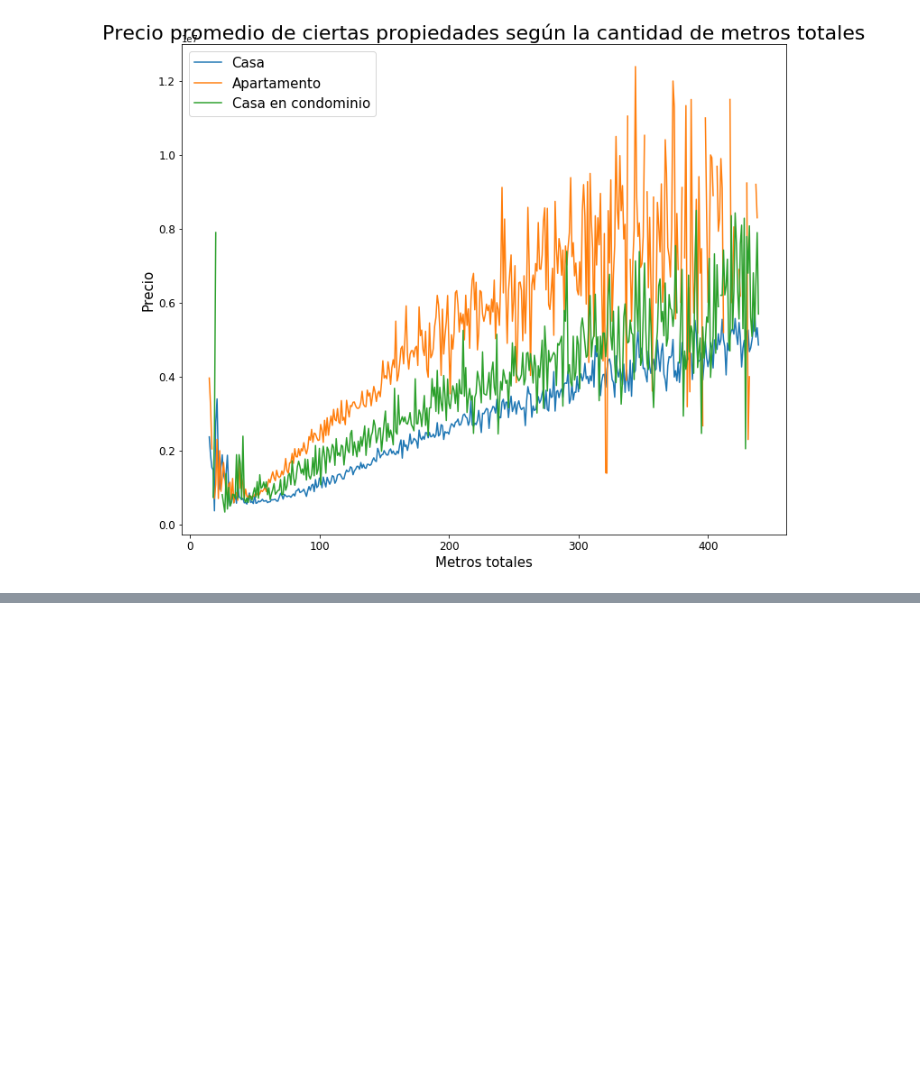
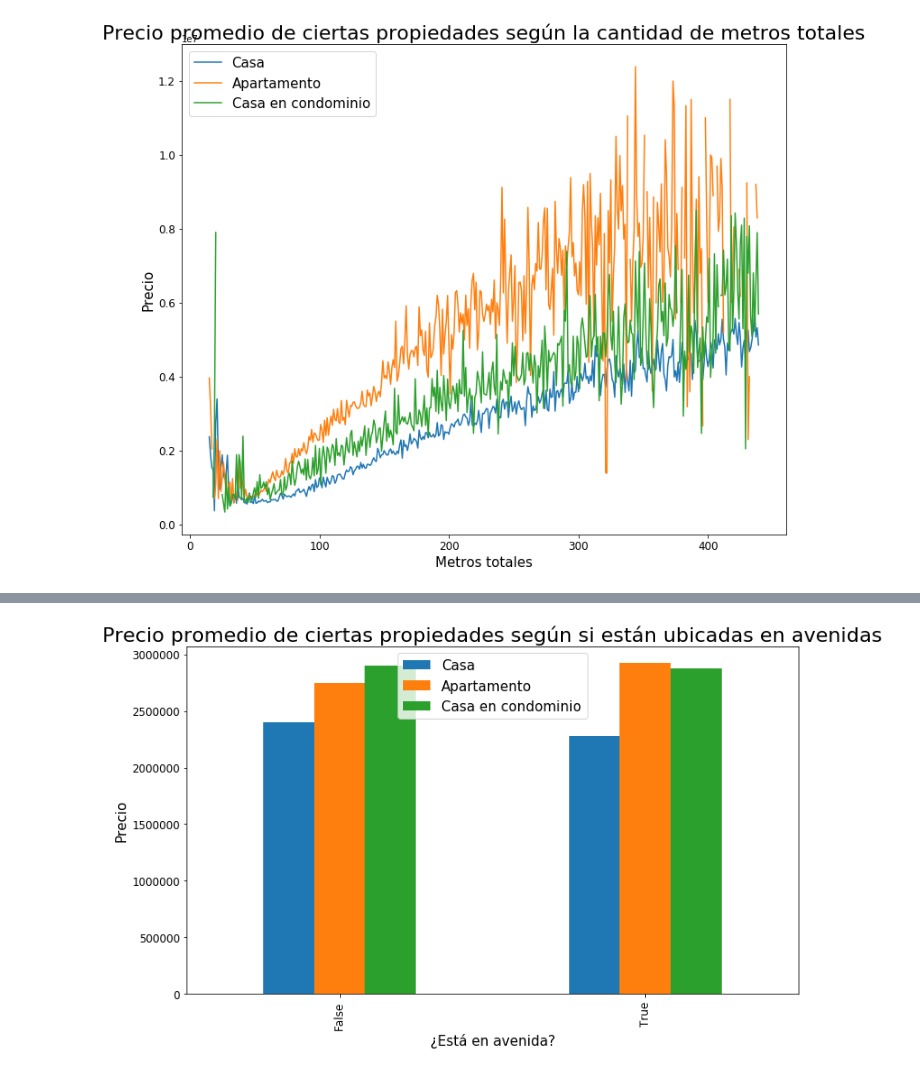
Before and after one commit to luctiz/Grupo43-TP1, a Jupyter notebook: PrecioVsOtros.ipynb, the cells around one changed output, grey strips where cells are left out. Drawn from its saved outputs; the diff is of its cells as text; code cells hidden in the pictures; blank space fills up the shorter version.

```diff
--- a/PrecioVsOtros.ipynb
+++ b/PrecioVsOtros.ipynb
@@ -145,0 +166,15 @@ plt.show()
+# %%
+c = df[df['tipodepropiedad'] == "Casa"].groupby('esta_en_av').mean()
+a = df[df['tipodepropiedad'] == "Apartamento"].groupby('esta_en_av').mean()
+cc = df[df['tipodepropiedad'] == "Casa en condominio"].groupby('esta_en_av').mean()
+c['Casa']=c['precio']
+c['Apartamento']=a['precio']
+c['Casa en condominio']=cc['precio']
+g = c.plot(kind='bar', y=['Casa', 'Apartamento', 'Casa en condominio'], figsize=(12,7), fontsize=12)
+g.legend(fontsize=15)
+g.set_title("Precio promedio de ciertas propiedades según si están ubicadas en avenidas", fontsize=22)
+g.set_xlabel("¿Está en avenida?", fontsize=15)
+g.set_ylabel("Precio", fontsize=15)
+plt.show()
+# %% [output]
+[figure, added]
```
Also changed, not shown: parts of 3 cells of this notebook.
